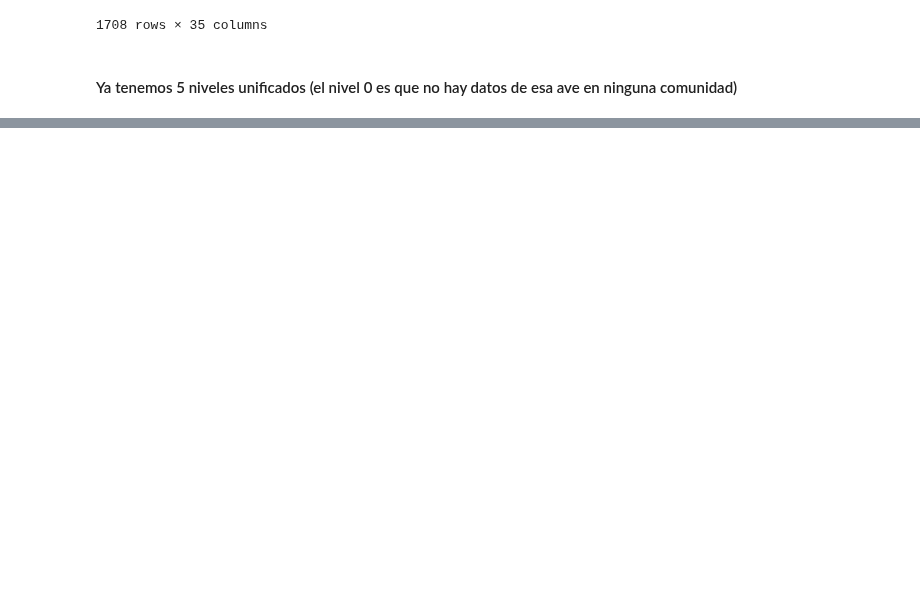
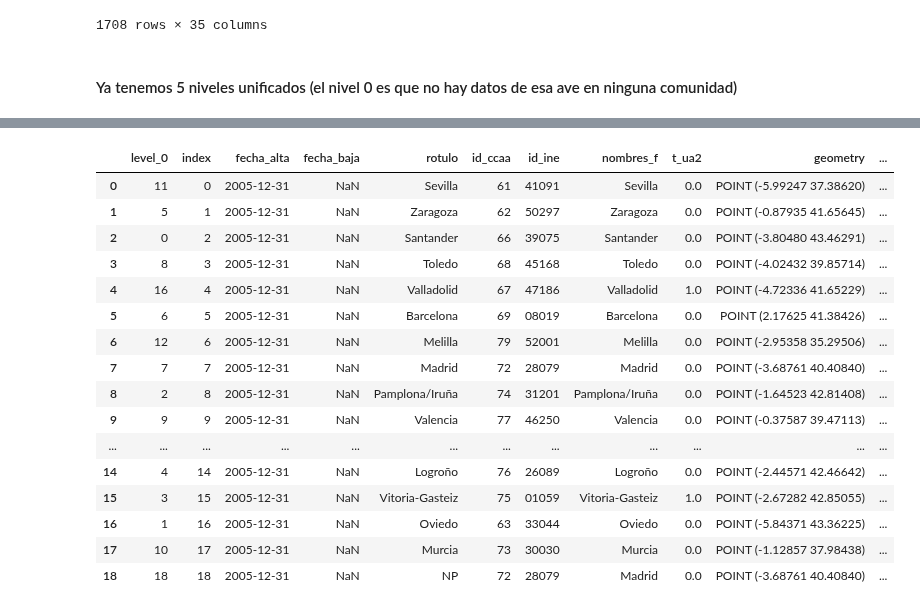
Before and after one commit to Factoria-F5-AI-Bootcamp-1-Edicion/Tracking_Aves, a Jupyter notebook: EDAb.ipynb, the cells around one changed output, grey strips where cells are left out. Saved outputs shown, nothing was run; the diff lists cells and outputs as text; code cells hidden in the pictures; blank space fills up the shorter version.

Commit message:
Creando nuevo geopandas, esta vez son puntos de las ciudades de españa

```diff
--- a/EDAb.ipynb
+++ b/EDAb.ipynb
@@ -1536,0 +1646,4 @@ mapping
+# %%
+# Rellenamos un dato faltante
+point_tenerife['id_ccaa'][31]= int(65)
+point_tenerife
@@ -1536,0 +1656,5 @@ mapping
+# %%
+# Creamos un dato que se usará para las aves cuya Ubicacion es NP
+points_espnan= points_esp[points_esp['rotulo']=='Madrid']
+points_espnan['rotulo'][7] = 'NP'
+points_espnan
@@ -1536,0 +1667,5 @@ mapping
+# %%
+# Unimos el geopandas con la finla para ubicaciones con 'NP' y con los datos de Tenerife que nos faltaba.
+puntos_esp = pd.concat([points_esp, point_tenerife, points_espnan], axis=0)
+puntos_esp.reset_index(inplace=True)
+puntos_esp
@@ -1536,0 +1754,22 @@ mapping
+# %%
+# Cambiamos los números de la columna 'index' para ordenar las filas en el orden que las queremos.
+puntos_esp['index'][11]=0
+puntos_esp['index'][5]=1
+puntos_esp['index'][0]=2
+puntos_esp['index'][8]=3
+puntos_esp['index'][16]=4
+puntos_esp['index'][6]=5
+puntos_esp['index'][12]=6
+puntos_esp['index'][7]=7
+puntos_esp['index'][2]=8
+puntos_esp['index'][9]=9
+puntos_esp['index'][14]=10
+puntos_esp['index'][15]=11
+puntos_esp['index'][13]=12
+puntos_esp['index'][17]=13
+puntos_esp['index'][4]=14
+puntos_esp['index'][3]=15
+puntos_esp['index'][1]=16
+puntos_esp['index'][10]=17
+puntos_esp['index'][18]=18
+puntos_esp
@@ -1536,0 +1811,23 @@ mapping
+# %%
+# Lo ordenamos por la columna index, y reseteamos el indice del dataframe.
+por_orden = puntos_esp.sort_values('index',ascending=True)
+por_orden.reset_index(inplace=True)
+por_orden
+# %% [output]
+|  | level_0 | index | fecha_alta | fecha_baja | rotulo | id_ccaa | id_ine | nombres_f | t_ua2 | geometry | ... |
+| 0 | 11 | 0 | 2005-12-31 | NaN | Sevilla | 61 | 41091 | Sevilla | 0.0 | POINT (-5.99247 37.38620) | ... |
+| 1 | 5 | 1 | 2005-12-31 | NaN | Zaragoza | 62 | 50297 | Zaragoza | 0.0 | POINT (-0.87935 41.65645) | ... |
+| 2 | 0 | 2 | 2005-12-31 | NaN | Santander | 66 | 39075 | Santander | 0.0 | POINT (-3.80480 43.46291) | ... |
+| 3 | 8 | 3 | 2005-12-31 | NaN | Toledo | 68 | 45168 | Toledo | 0.0 | POINT (-4.02432 39.85714) | ... |
+| 4 | 16 | 4 | 2005-12-31 | NaN | Valladolid | 67 | 47186 | Valladolid | 1.0 | POINT (-4.72336 41.65229) | ... |
+| 5 | 6 | 5 | 2005-12-31 | NaN | Barcelona | 69 | 08019 | Barcelona | 0.0 | POINT (2.17625 41.38426) | ... |
+| 6 | 12 | 6 | 2005-12-31 | NaN | Melilla | 79 | 52001 | Melilla | 0.0 | POINT (-2.95358 35.29506) | ... |
+| 7 | 7 | 7 | 2005-12-31 | NaN | Madrid | 72 | 28079 | Madrid | 0.0 | POINT (-3.68761 40.40840) | ... |
+| 8 | 2 | 8 | 2005-12-31 | NaN | Pamplona/Iruña | 74 | 31201 | Pamplona/Iruña | 0.0 | POINT (-1.64523 42.81408) | ... |
+| 9 | 9 | 9 | 2005-12-31 | NaN | Valencia | 77 | 46250 | Valencia | 0.0 | POINT (-0.37587 39.47113) | ... |
+| ... | ... | ... | ... | ... | ... | ... | ... | ... | ... | ... | ... |
+| 14 | 4 | 14 | 2005-12-31 | NaN | Logroño | 76 | 26089 | Logroño | 0.0 | POINT (-2.44571 42.46642) | ... |
+| 15 | 3 | 15 | 2005-12-31 | NaN | Vitoria-Gasteiz | 75 | 01059 | Vitoria-Gasteiz | 1.0 | POINT (-2.67282 42.85055) | ... |
+| 16 | 1 | 16 | 2005-12-31 | NaN | Oviedo | 63 | 33044 | Oviedo | 0.0 | POINT (-5.84371 43.36225) | ... |
+| 17 | 10 | 17 | 2005-12-31 | NaN | Murcia | 73 | 30030 | Murcia | 0.0 | POINT (-1.12857 37.98438) | ... |
+| 18 | 18 | 18 | 2005-12-31 | NaN | NP | 72 | 28079 | Madrid | 0.0 | POINT (-3.68761 40.40840) | ... |
```
Also changed, not shown: parts of 25 cells of this notebook.
